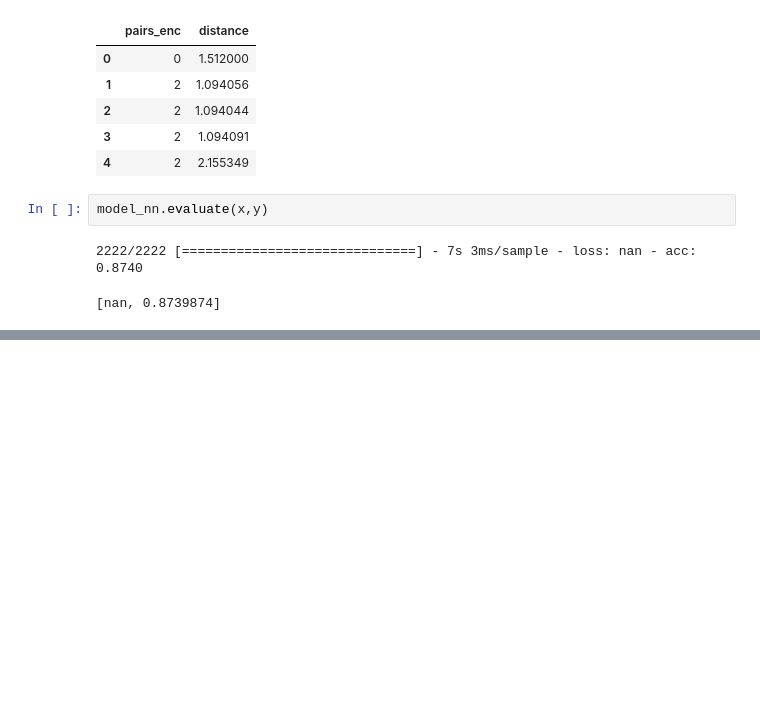
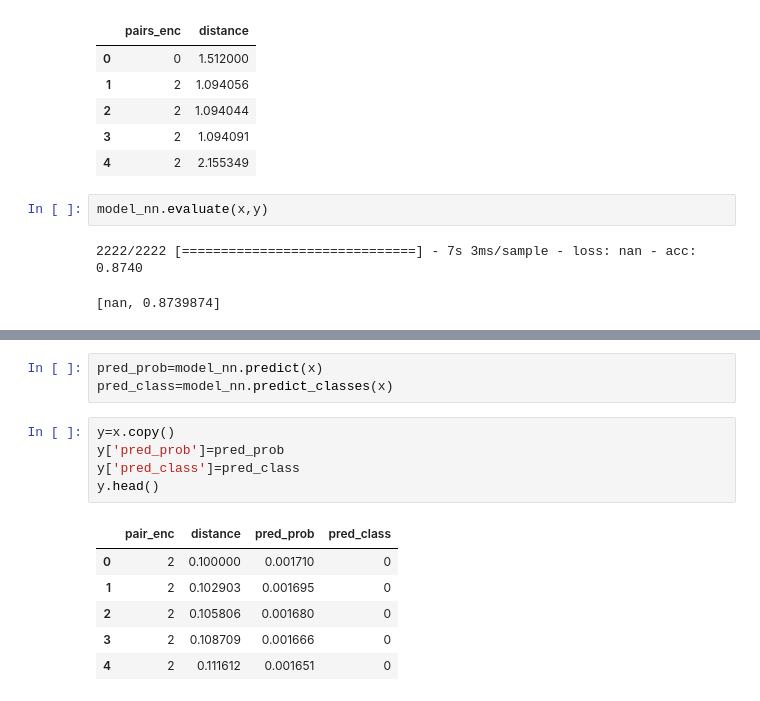
Before and after one commit to siddharth-ncl-work/connectivity_using_ml, a Jupyter notebook: model_deployment.ipynb, the cells around one changed output, grey strips where cells are left out. Cells and saved outputs as stored; diff of their text form; blank space fills up the shorter version.

```diff
--- a/model_deployment.ipynb
+++ b/model_deployment.ipynb
@@ -133,0 +276,15 @@ model_nn.evaluate(x,y)
+# %%
+pred_prob=model_nn.predict(x)
+pred_class=model_nn.predict_classes(x)
+# %%
+y=x.copy()
+y['pred_prob']=pred_prob
+y['pred_class']=pred_class
+y.head()
+# %% [output]
+|  | pair_enc | distance | pred_prob | pred_class |
+| 0 | 2 | 0.100000 | 0.001710 | 0 |
+| 1 | 2 | 0.102903 | 0.001695 | 0 |
+| 2 | 2 | 0.105806 | 0.001680 | 0 |
+| 3 | 2 | 0.108709 | 0.001666 | 0 |
+| 4 | 2 | 0.111612 | 0.001651 | 0 |
```
Also changed, not shown: parts of 20 cells of this notebook.
